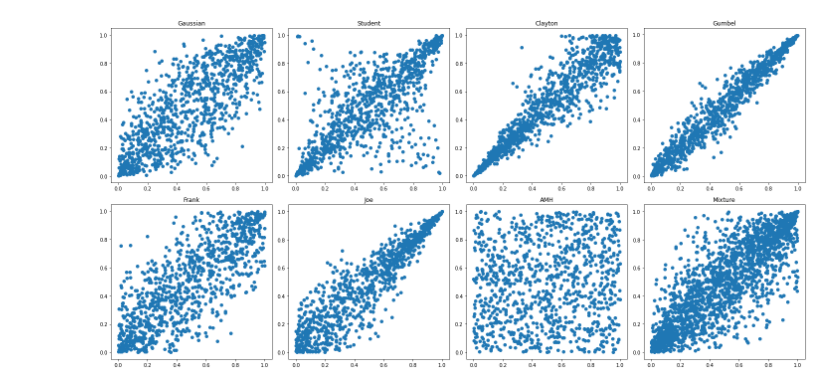
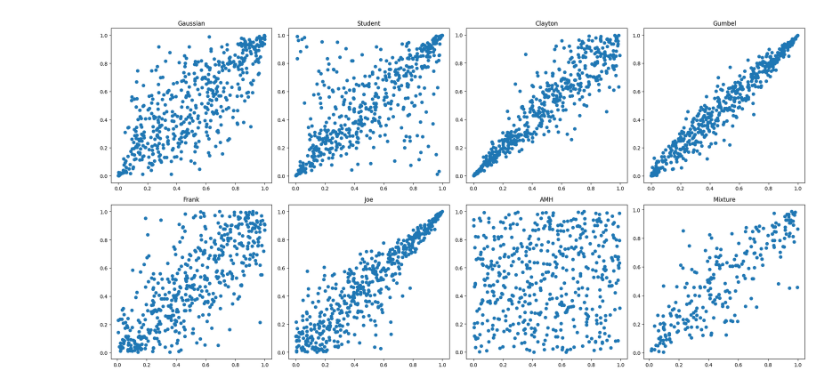
Before and after one commit to Huk-David/Ratio-Copula, a Jupyter notebook: Copula by Ratio Estimation/Parametric_examples.ipynb, the cells around one changed output. Cells and saved outputs as stored; diff of their text form; code cells hidden in the pictures.

```diff
--- a/Copula by Ratio Estimation/Parametric_examples.ipynb
+++ b/Copula by Ratio Estimation/Parametric_examples.ipynb
@@ -12,7 +12,7 @@ import pycop
 from pycop import simulation
 # %%
 n = 2 # dimension
-m = 1000 # sample size
+m = 500 # sample size
 
 corrMatrix = np.array([[1, 0.8], [0.8, 1]])
 
@@ -37,7 +37,7 @@ u1BB1, u2BB1 = simulation.simu_BB1('BB1', n, m, theta=3)
 u1BB2, u2BB2 = simulation.simu_BB2('BB2', n, m, theta=3)
 '''
 n = 2
-m = 2000
+m = 250
 
 combination = [
     {"type": "clayton", "weight": 1/3, "theta": 3},
@@ -47,34 +47,34 @@ combination = [
 u1_mix, u2_mix = simulation.simu_mixture(n, m, combination)
 
 data_u1_u2 = [(u1_gaussian,u2_gaussian), (u1_student,u2_student), (u_1_clayton,u_2_clayton), (u1_gumbel,u2_gumbel), (u_1frank,u_2frank), (u1joe,u2joe), (u1amh,u2amh), (u1_mix,u2_mix)]
 
 # Adjusting the subplot layout to 2 rows and 4 columns
 fig, axs = plt.subplots(2, 4, figsize=(20, 10))  # Adjusted to 2 rows and 4 columns
 
 # First row
 axs[0, 0].scatter(u1_gaussian, u2_gaussian)
 axs[0, 0].set_title('Gaussian')
 axs[0, 1].scatter(u1_student, u2_student)
 axs[0, 1].set_title('Student')
 axs[0, 2].scatter(u_1_clayton, u_2_clayton)
 axs[0, 2].set_title('Clayton')
 axs[0, 3].scatter(u1_gumbel, u2_gumbel)  # Moved to first row, fourth column
 axs[0, 3].set_title('Gumbel')
 
 # Second row
 axs[1, 0].scatter(u_1frank, u_2frank)
 axs[1, 0].set_title('Frank')
 axs[1, 1].scatter(u1joe, u2joe)
 axs[1, 1].set_title('Joe')
 axs[1, 2].scatter(u1amh, u2amh)
 axs[1, 2].set_title('AMH')
 axs[1, 3].scatter(u1_mix, u2_mix)  # Moved to second row, fourth column
 axs[1, 3].set_title('Mixture')
 
 plt.tight_layout()  # Adjust layout to prevent overlap
 plt.show()
 # %% [output]
-[figure, old version]
+[figure, new version]
 # %%
 # train ratio copula
 ratios = []
```
Also changed, not shown: parts of 4 cells of this notebook.
